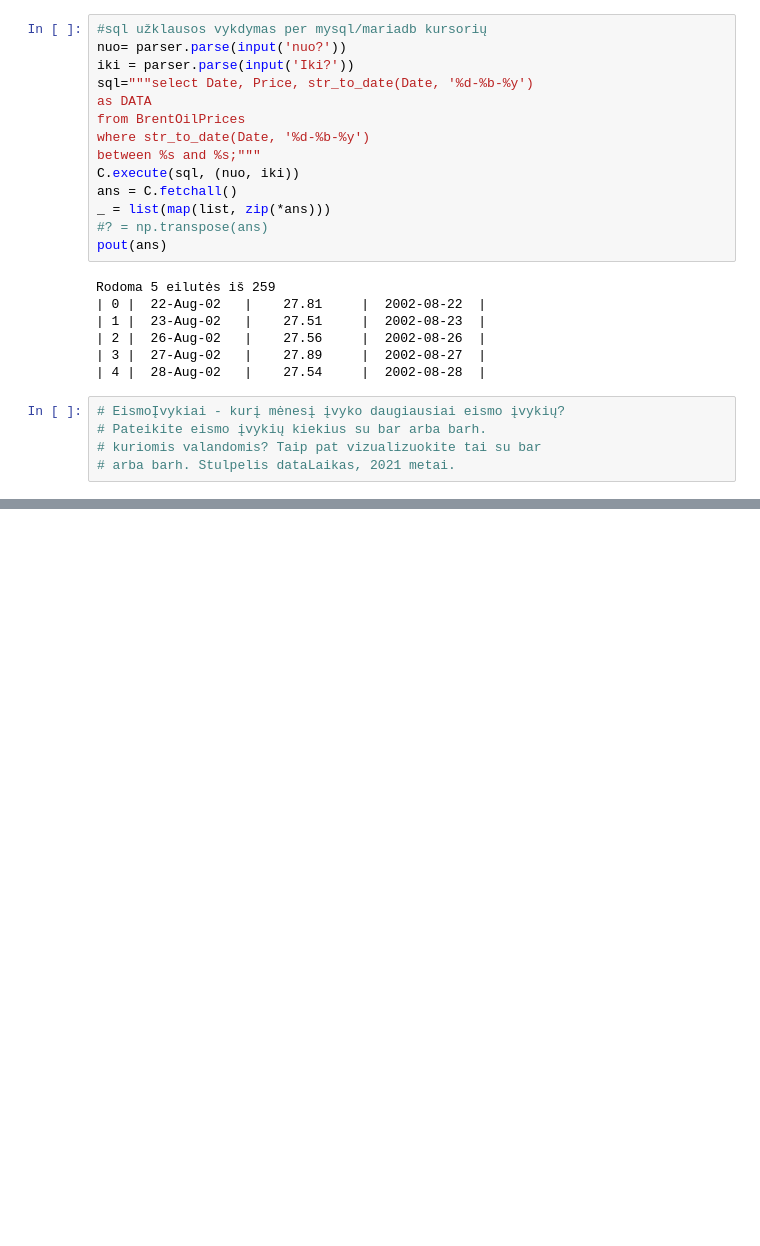
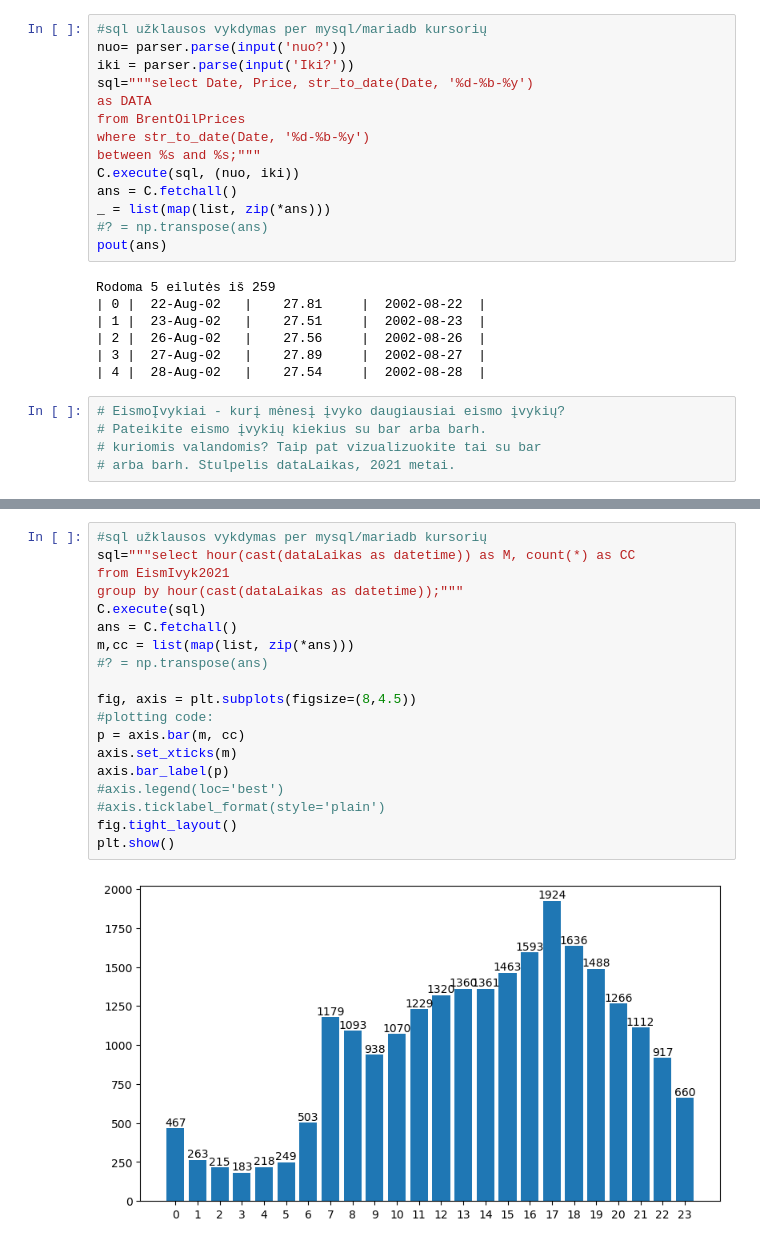
Before and after one commit to ISeeBugsEverywhere/DataScienceNotebooks, a Jupyter notebook: Notebooks/25paskaita.ipynb, the cells around one changed output, grey strips where cells are left out. Drawn from its saved outputs; the diff is of its cells as text; blank space fills up the shorter version.

```diff
--- a/Notebooks/25paskaita.ipynb
+++ b/Notebooks/25paskaita.ipynb
@@ -134,0 +156,21 @@ Rodoma 5 eilutės iš 259
+# %%
+#sql užklausos vykdymas per mysql/mariadb kursorių
+sql="""select hour(cast(dataLaikas as datetime)) as M, count(*) as CC
+from EismIvyk2021
+group by hour(cast(dataLaikas as datetime));"""
+C.execute(sql)
+ans = C.fetchall()
+m,cc = list(map(list, zip(*ans)))
+#? = np.transpose(ans)
+
+fig, axis = plt.subplots(figsize=(8,4.5))
+#plotting code:
+p = axis.bar(m, cc)
+axis.set_xticks(m)
+axis.bar_label(p)
+#axis.legend(loc='best')
+#axis.ticklabel_format(style='plain')
+fig.tight_layout()
+plt.show()
+# %% [output]
+[figure, added]
```
Also changed, not shown: parts of 1 cell of this notebook.
